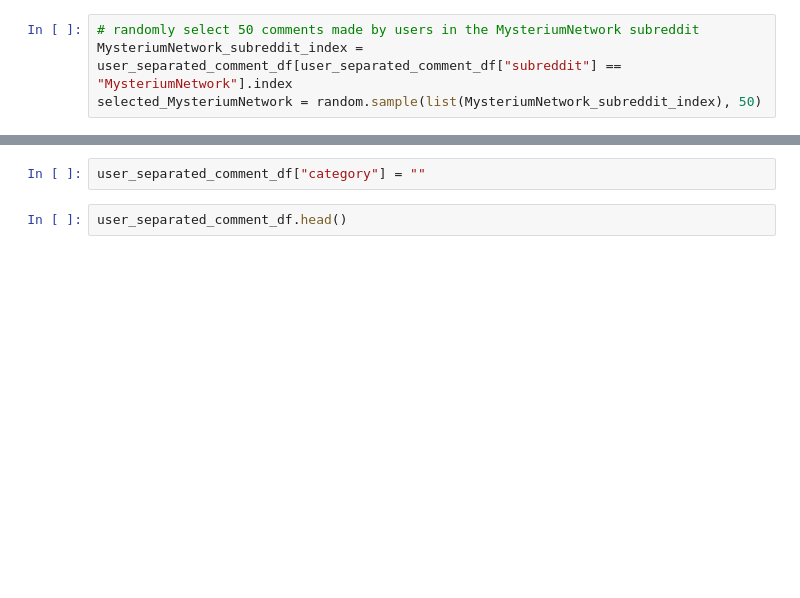
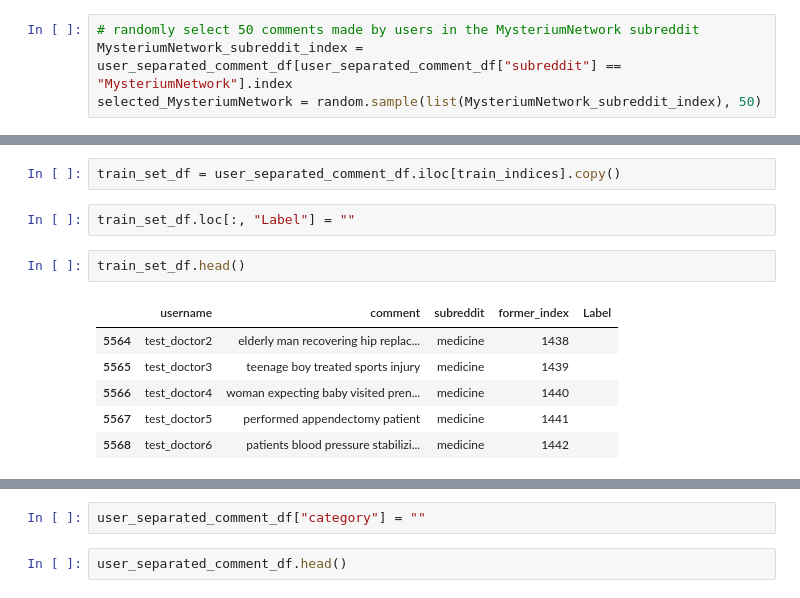
Before and after one commit to usmanadaudu/Doctor-Vet-Classification, a Jupyter notebook: Doctor-vet-classification-model-bulding_new.ipynb, the cells around one changed output, grey strips where cells are left out. Drawn from its saved outputs; the diff is of its cells as text; blank space fills up the shorter version.

```diff
--- a/Doctor-vet-classification-model-bulding_new.ipynb
+++ b/Doctor-vet-classification-model-bulding_new.ipynb
@@ -805,0 +802,13 @@ train_set_df["label"] =
+# %%
+train_set_df = user_separated_comment_df.iloc[train_indices].copy()
+# %%
+train_set_df.loc[:, "Label"] = ""
+# %%
+train_set_df.head()
+# %% [output]
+|  | username | comment | subreddit | former_index | Label |
+| 5564 | test_doctor2 | elderly man recovering hip replac... | medicine | 1438 |  |
+| 5565 | test_doctor3 | teenage boy treated sports injury | medicine | 1439 |  |
+| 5566 | test_doctor4 | woman expecting baby visited pren... | medicine | 1440 |  |
+| 5567 | test_doctor5 | performed appendectomy patient | medicine | 1441 |  |
+| 5568 | test_doctor6 | patients blood pressure stabilizi... | medicine | 1442 |  |
```
Also changed, not shown: parts of 27 cells of this notebook.
